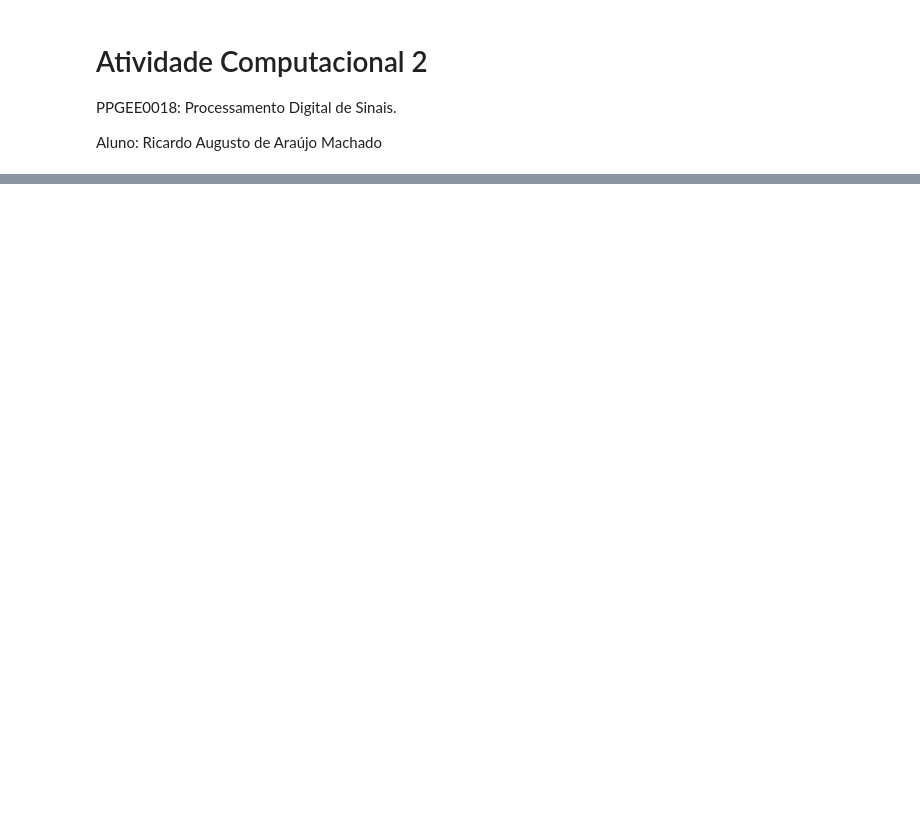
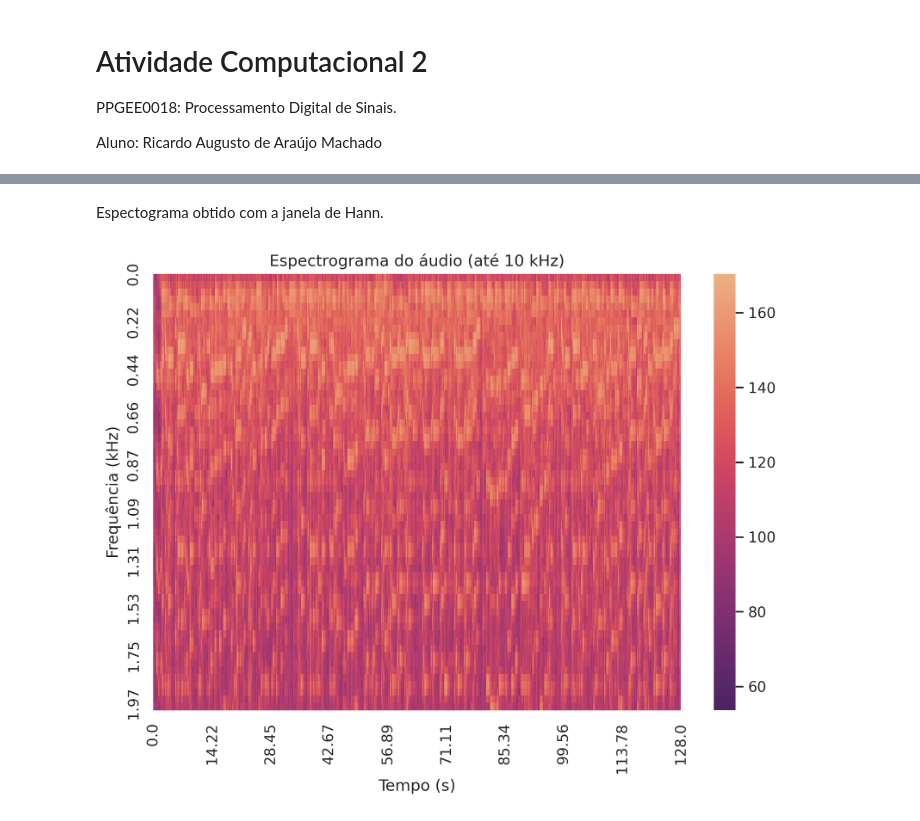
Before and after one commit to ricardoamachado/PPGEE0018, a Jupyter notebook: Atividades/atividade2.ipynb, the cells around one changed output, grey strips where cells are left out. Drawn from its saved outputs; the diff is of its cells as text; code cells hidden in the pictures; blank space fills up the shorter version.

```diff
--- a/Atividades/atividade2.ipynb
+++ b/Atividades/atividade2.ipynb
@@ -45,0 +55,6 @@ plotar_espectrograma(dados_wav, window, hop_size=NUM_PONTOS//4, fs=fs)
+# %% [markdown]
+Espectograma obtido com a janela de Hann.
+# %%
+plotar_espectrograma(dados_wav, hann_window, hop_size=NUM_PONTOS // 2, fs=fs)
+# %% [output]
+[figure, added]
```
Also changed, not shown: parts of 9 cells of this notebook, 1 other file.
